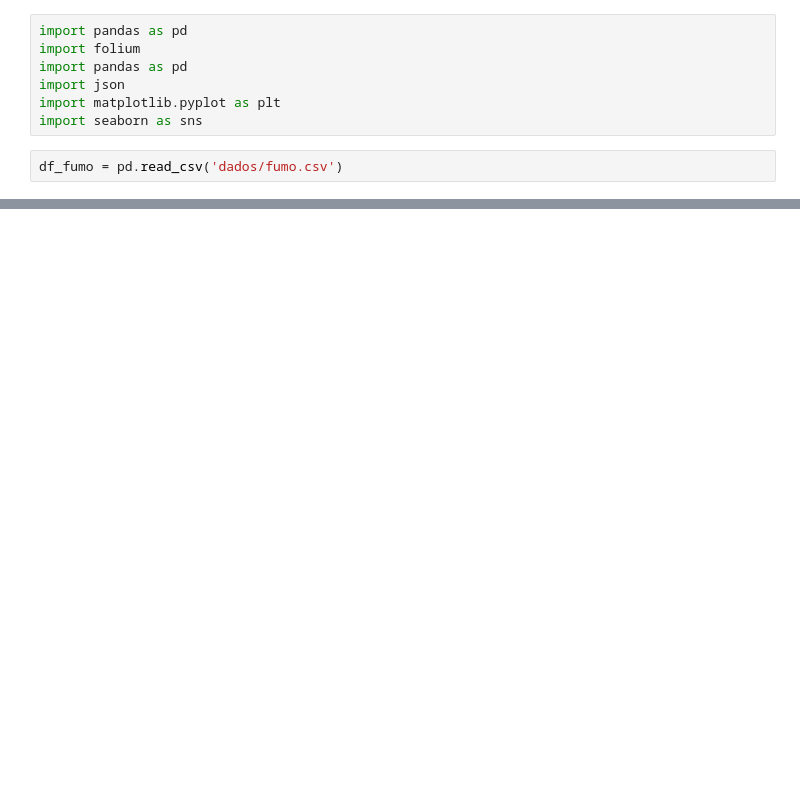
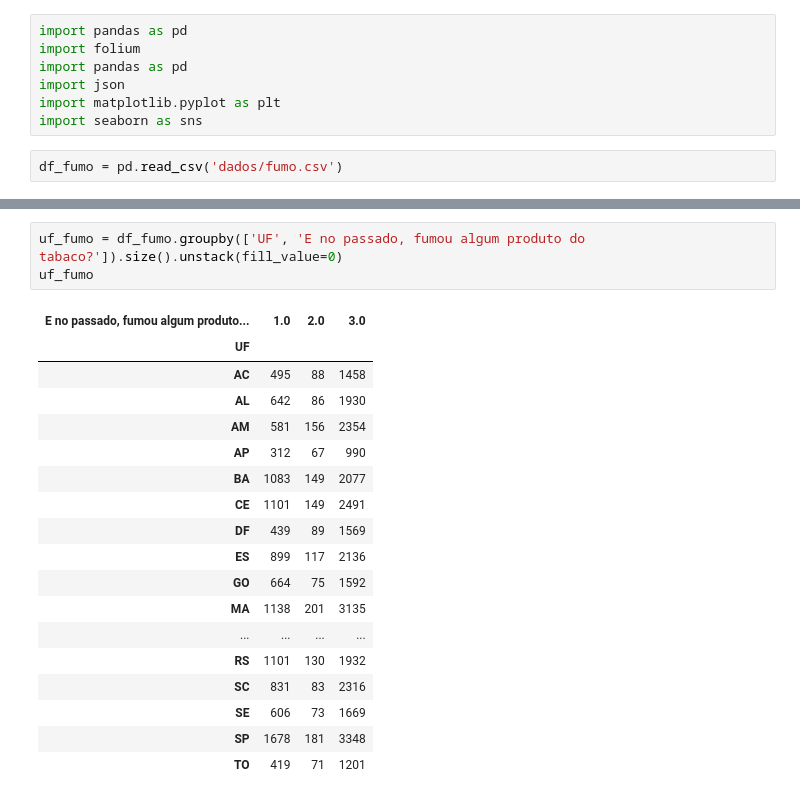
Before and after one commit to maafinotti/TCC-PNS, a Jupyter notebook: PNS_fumo.ipynb, the cells around one changed output, grey strips where cells are left out. Drawn from its saved outputs; the diff is of its cells as text; blank space fills up the shorter version.

```diff
--- a/PNS_fumo.ipynb
+++ b/PNS_fumo.ipynb
@@ -33,0 +82,22 @@ Text(0.5, 1.0, 'Matriz de Correlação')
+# %%
+uf_fumo = df_fumo.groupby(['UF', 'E no passado, fumou algum produto do tabaco?']).size().unstack(fill_value=0)
+uf_fumo
+# %% [output]
+| E no passado, fumou algum produto... | 1.0 | 2.0 | 3.0 |
+| UF |  |  |  |
+| AC | 495 | 88 | 1458 |
+| AL | 642 | 86 | 1930 |
+| AM | 581 | 156 | 2354 |
+| AP | 312 | 67 | 990 |
+| BA | 1083 | 149 | 2077 |
+| CE | 1101 | 149 | 2491 |
+| DF | 439 | 89 | 1569 |
+| ES | 899 | 117 | 2136 |
+| GO | 664 | 75 | 1592 |
+| MA | 1138 | 201 | 3135 |
+| ... | ... | ... | ... |
+| RS | 1101 | 130 | 1932 |
+| SC | 831 | 83 | 2316 |
+| SE | 606 | 73 | 1669 |
+| SP | 1678 | 181 | 3348 |
+| TO | 419 | 71 | 1201 |
```
Also changed, not shown: parts of 8 cells of this notebook, 7 other files.
